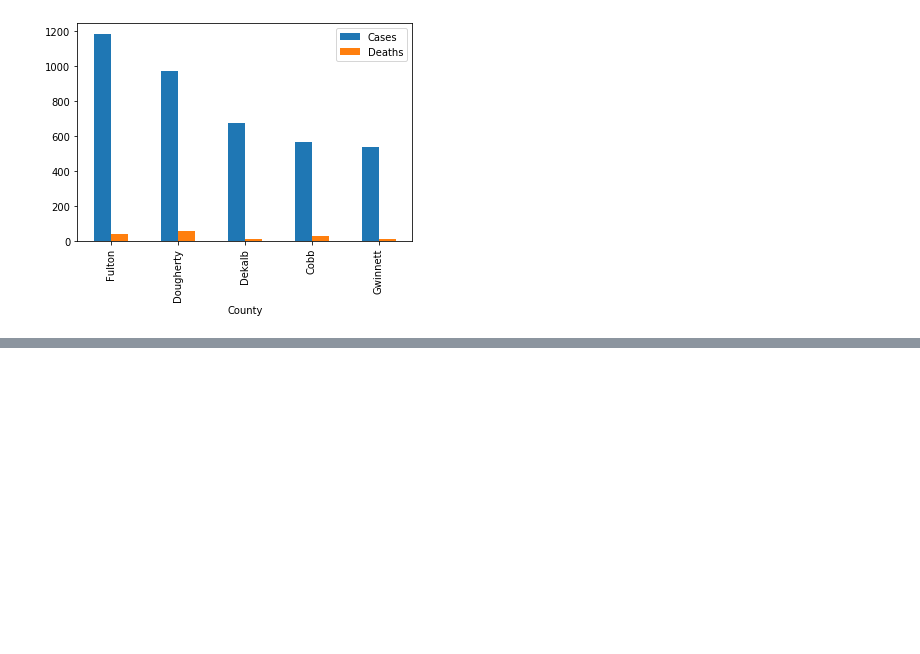
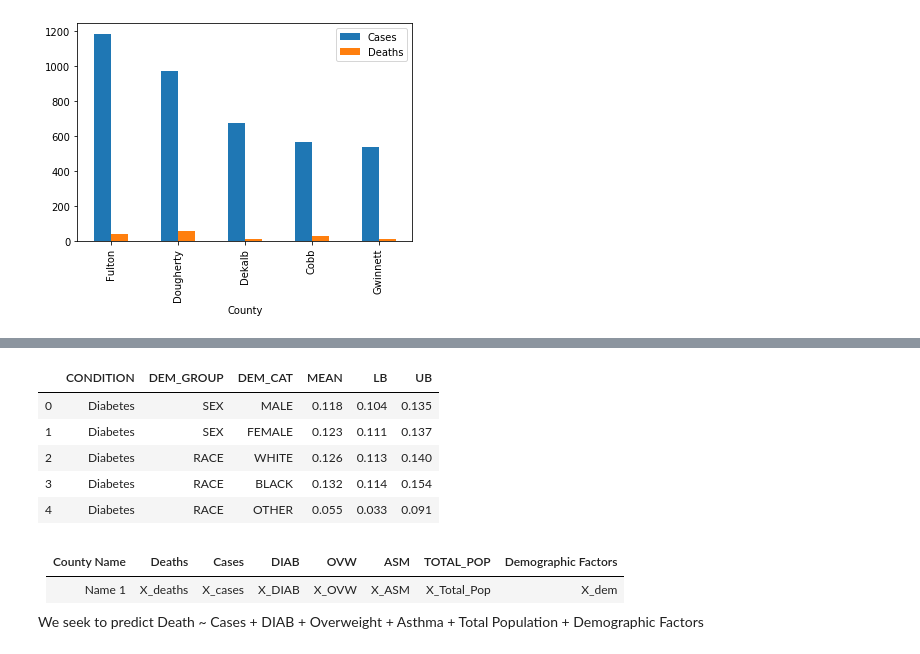
Before and after one commit to jemorgan1000/Regression_Final_Project, a Jupyter notebook: Notebooks/Preliminary_Analysis.ipynb, the cells around one changed output, grey strips where cells are left out. Cells and saved outputs as stored; diff of their text form; code cells hidden in the pictures; blank space fills up the shorter version.

Commit message:
Established County Investigation Strategy

```diff
--- a/Notebooks/Preliminary_Analysis.ipynb
+++ b/Notebooks/Preliminary_Analysis.ipynb
@@ -174,0 +250,21 @@ Unfortunately, we do not know the number hospitalized from each county and where
+# %%
+chron_path = osp.join(data_path,'ga_chronic_processed.csv')
+chron_df = pd.read_csv(chron_path)
+chron_df.MEAN = chron_df.MEAN.apply(lambda x: x/100)
+chron_df.LB = chron_df.LB.apply(lambda x: x/100)
+chron_df.UB = chron_df.UB.apply(lambda x: x/100)
+chron_df.head()
+# need to create a function to take this infromation and apply it to a demographic tuple to get the prevalence
+# %% [output]
+|  | CONDITION | DEM_GROUP | DEM_CAT | MEAN | LB | UB |
+| 0 | Diabetes | SEX | MALE | 0.118 | 0.104 | 0.135 |
+| 1 | Diabetes | SEX | FEMALE | 0.123 | 0.111 | 0.137 |
+| 2 | Diabetes | RACE | WHITE | 0.126 | 0.113 | 0.140 |
+| 3 | Diabetes | RACE | BLACK | 0.132 | 0.114 | 0.154 |
+| 4 | Diabetes | RACE | OTHER | 0.055 | 0.033 | 0.091 |
+# %% [markdown]
+|County Name | Deaths | Cases | DIAB| OVW| ASM| TOTAL_POP|Demographic Factors|
+|-----------|:--------:|:--------:|:--------:|:--------:|:--------:|:--------:|:--------:|
+|Name 1|X_deaths|X_cases|X_DIAB|X_OVW|X_ASM|X_Total_Pop|X_dem
+
+We seek to predict Death ~ Cases + DIAB + Overweight + Asthma + Total Population + Demographic Factors
```
Also changed, not shown: parts of 6 cells of this notebook, 6 other files.
